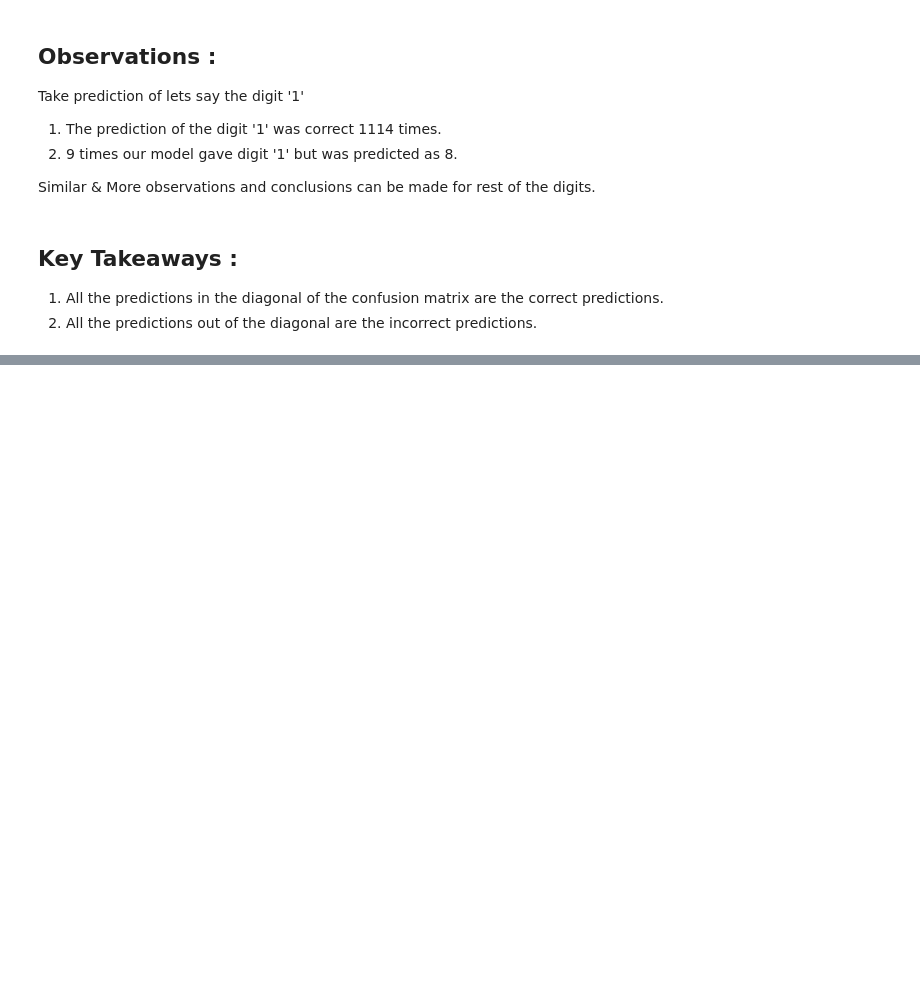
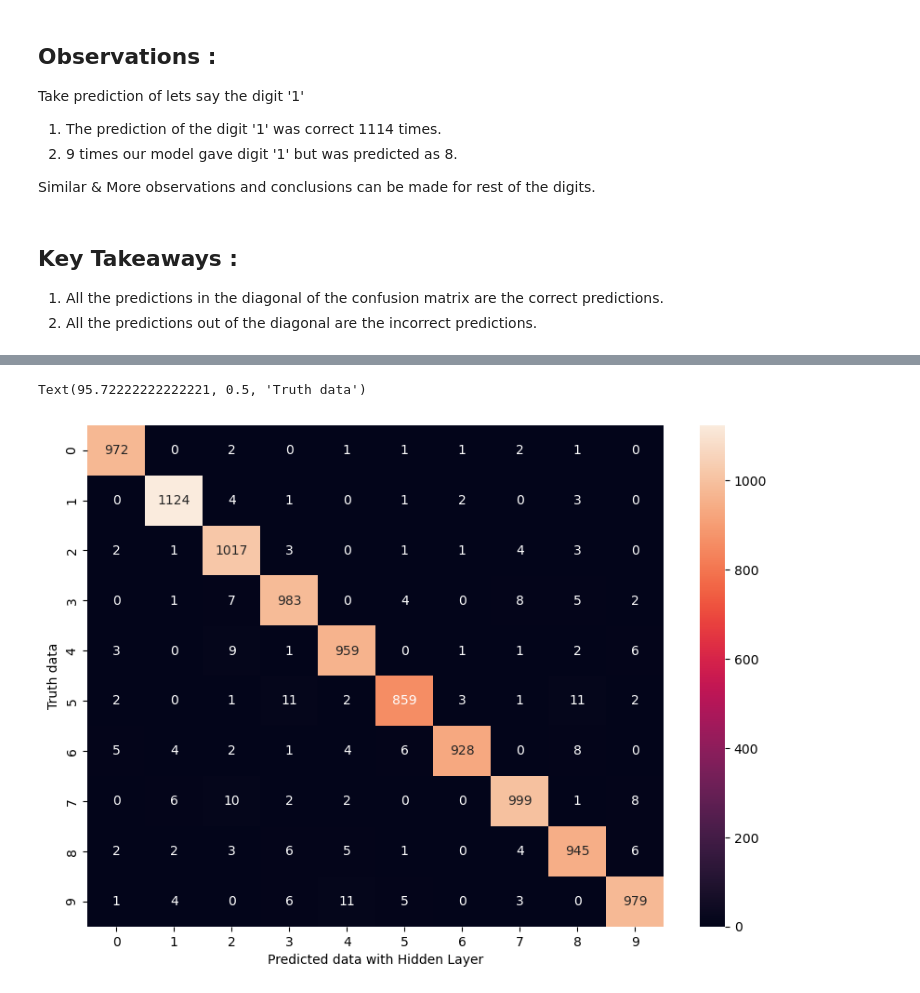
Before and after one commit to Pranav3608/Digit_recognition_NeuralNetworks, a Jupyter notebook: digit_neuron.ipynb, the cells around one changed output, grey strips where cells are left out. Cells and saved outputs as stored; diff of their text form; code cells hidden in the pictures; blank space fills up the shorter version.

```diff
--- a/digit_neuron.ipynb
+++ b/digit_neuron.ipynb
@@ -285,0 +288,14 @@ Similar & More observations and conclusions can be made for rest of the digits.
+# %%
+model = keras.Sequential([
+    keras.layers.Dense(100, input_shape=(784,), activation='relu'),     #choosing the number of neurons in the hidden layer is a method of hit and trial but should be less then the input shape attribute.
+    keras.layers.Dense(10, activation='sigmoid')
+])
+
+#Neural Network Compliation
+model.compile(
+    optimizer ='adam',
+    loss='sparse_categorical_crossentropy',
+    metrics =['accuracy']
+)
+
+model.fit(X_train_flattened, y_train, epochs=5)
@@ -285,0 +319,3 @@ Similar & More observations and conclusions can be made for rest of the digits.
+# %%
+y_pred = model.predict(X_test_flattened)
+y_predict_labels = [np.argmax(i) for i in y_pred]
@@ -285,0 +324,9 @@ Similar & More observations and conclusions can be made for rest of the digits.
+# %%
+cm_op = tf.math.confusion_matrix(labels=y_test, predictions = y_predict_labels)
+plt.figure(figsize=(10,7))
+sns.heatmap(cm_op, annot=True, fmt='d')
+plt.xlabel('Predicted data with Hidden Layer')
+plt.ylabel('Truth data')
+# %% [output]
+Text(95.72222222222221, 0.5, 'Truth data')
+[figure, added]
```
Also changed, not shown: parts of 6 cells of this notebook.
